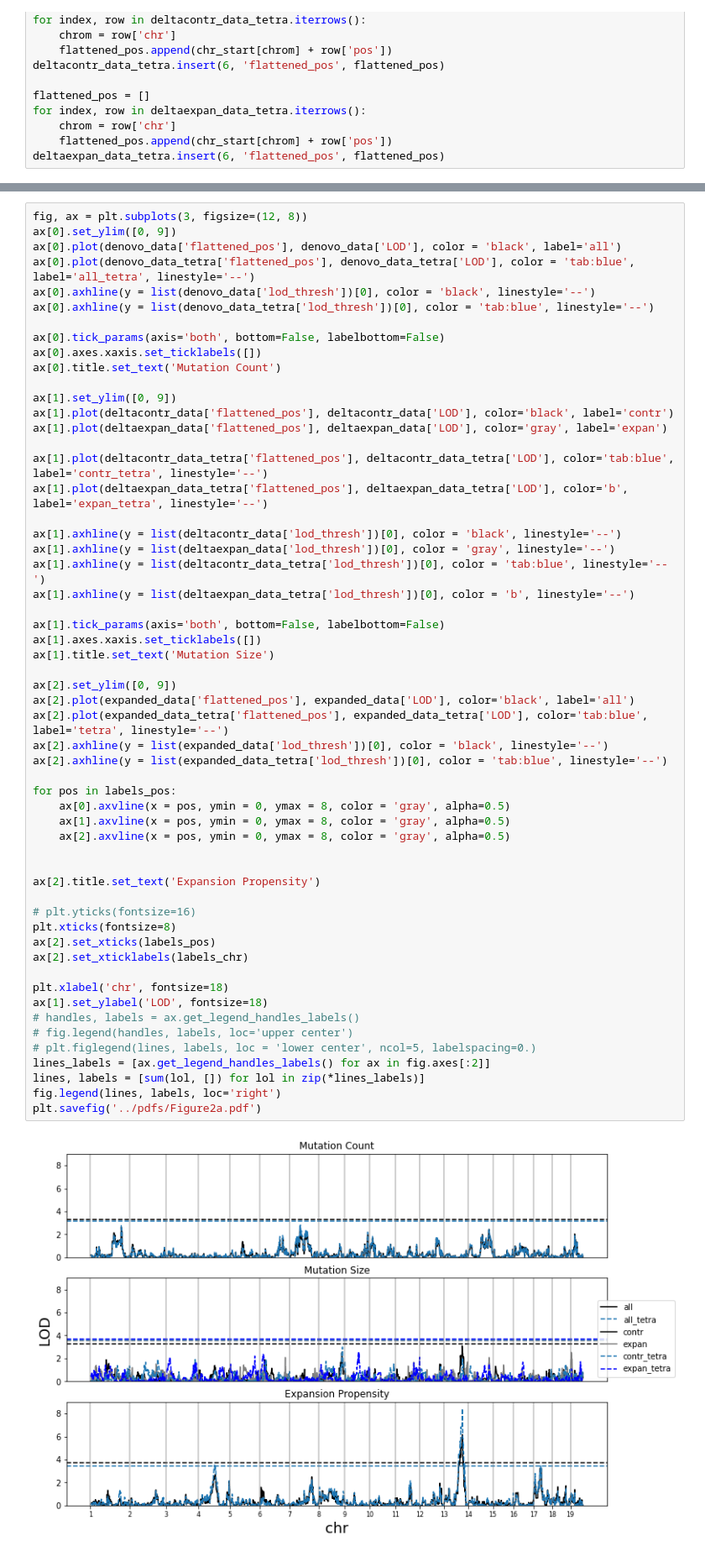
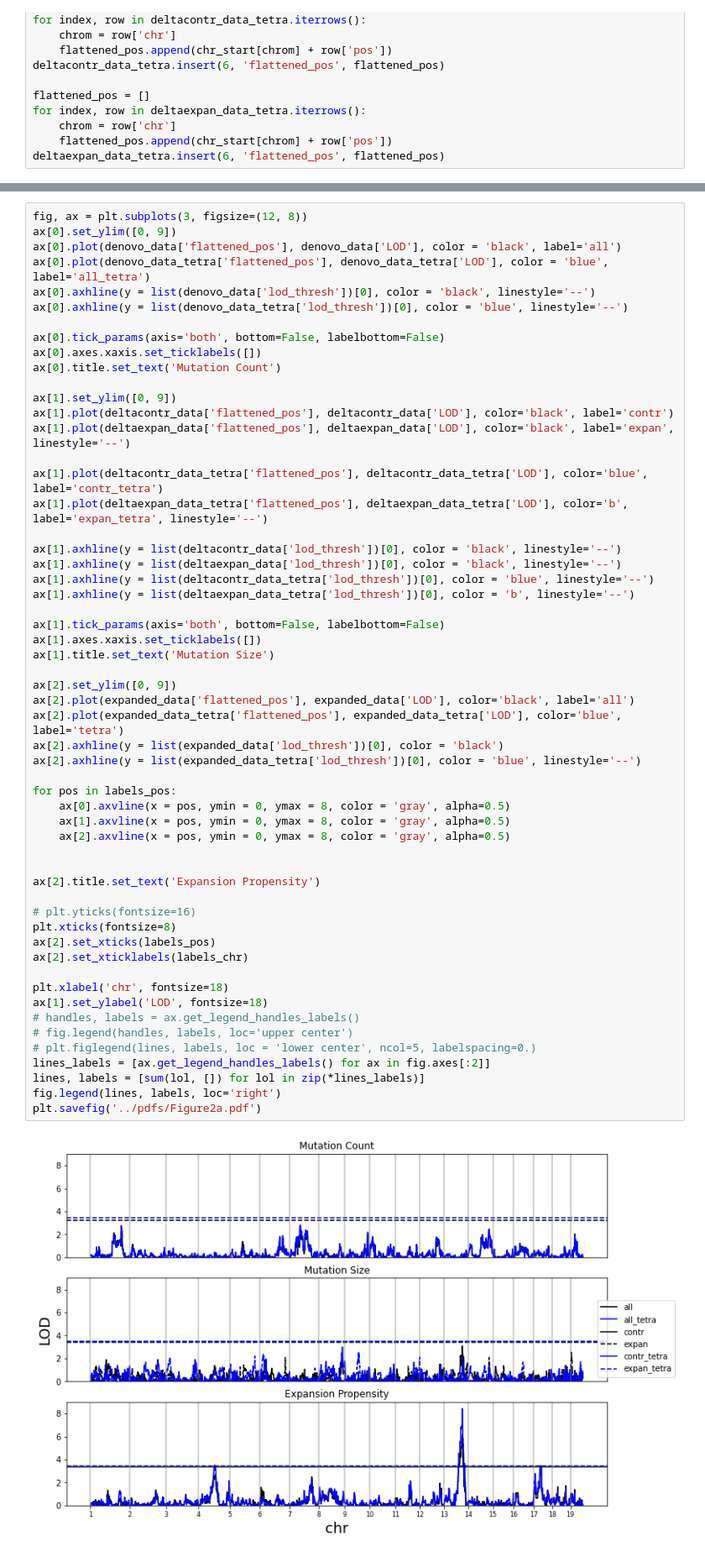
Before and after one commit to gymreklab/BXD-STR-Mutator-Manuscript, a Jupyter notebook: analysis/Plot Figure 2a.ipynb, the cells around one changed output, grey strips where cells are left out. Shown: that part at 84% size. Saved outputs shown, nothing was run; the diff lists cells and outputs as text.

```diff
--- a/analysis/Plot Figure 2a.ipynb
+++ b/analysis/Plot Figure 2a.ipynb
@@ -132,9 +94,9 @@ labels_pos
 fig, ax = plt.subplots(3, figsize=(12, 8))
 ax[0].set_ylim([0, 9])
 ax[0].plot(denovo_data['flattened_pos'], denovo_data['LOD'], color = 'black', label='all')
-ax[0].plot(denovo_data_tetra['flattened_pos'], denovo_data_tetra['LOD'], color = 'tab:blue', label='all_tetra', linestyle='--')
+ax[0].plot(denovo_data_tetra['flattened_pos'], denovo_data_tetra['LOD'], color = 'blue', label='all_tetra')
 ax[0].axhline(y = list(denovo_data['lod_thresh'])[0], color = 'black', linestyle='--')
-ax[0].axhline(y = list(denovo_data_tetra['lod_thresh'])[0], color = 'tab:blue', linestyle='--')
+ax[0].axhline(y = list(denovo_data_tetra['lod_thresh'])[0], color = 'blue', linestyle='--')
 
 ax[0].tick_params(axis='both', bottom=False, labelbottom=False)
 ax[0].axes.xaxis.set_ticklabels([])
@@ -142,47 +104,47 @@ ax[0].title.set_text('Mutation Count')
 
 ax[1].set_ylim([0, 9])
 ax[1].plot(deltacontr_data['flattened_pos'], deltacontr_data['LOD'], color='black', label='contr')
-ax[1].plot(deltaexpan_data['flattened_pos'], deltaexpan_data['LOD'], color='gray', label='expan')
+ax[1].plot(deltaexpan_data['flattened_pos'], deltaexpan_data['LOD'], color='black', label='expan', linestyle='--')
 
-ax[1].plot(deltacontr_data_tetra['flattened_pos'], deltacontr_data_tetra['LOD'], color='tab:blue', label='contr_tetra', linestyle='--')
+ax[1].plot(deltacontr_data_tetra['flattened_pos'], deltacontr_data_tetra['LOD'], color='blue', label='contr_tetra')
 ax[1].plot(deltaexpan_data_tetra['flattened_pos'], deltaexpan_data_tetra['LOD'], color='b', label='expan_tetra', linestyle='--')
 
 ax[1].axhline(y = list(deltacontr_data['lod_thresh'])[0], color = 'black', linestyle='--')
-ax[1].axhline(y = list(deltaexpan_data['lod_thresh'])[0], color = 'gray', linestyle='--')
-ax[1].axhline(y = list(deltacontr_data_tetra['lod_thresh'])[0], color = 'tab:blue', linestyle='--')
+ax[1].axhline(y = list(deltaexpan_data['lod_thresh'])[0], color = 'black', linestyle='--')
+ax[1].axhline(y = list(deltacontr_data_tetra['lod_thresh'])[0], color = 'blue', linestyle='--')
 ax[1].axhline(y = list(deltaexpan_data_tetra['lod_thresh'])[0], color = 'b', linestyle='--')
 
 ax[1].tick_params(axis='both', bottom=False, labelbottom=False)
 ax[1].axes.xaxis.set_ticklabels([])
 ax[1].title.set_text('Mutation Size')
 
 ax[2].set_ylim([0, 9])
 ax[2].plot(expanded_data['flattened_pos'], expanded_data['LOD'], color='black', label='all')
-ax[2].plot(expanded_data_tetra['flattened_pos'], expanded_data_tetra['LOD'], color='tab:blue', label='tetra', linestyle='--')
-ax[2].axhline(y = list(expanded_data['lod_thresh'])[0], color = 'black', linestyle='--')
-ax[2].axhline(y = list(expanded_data_tetra['lod_thresh'])[0], color = 'tab:blue', linestyle='--')
+ax[2].plot(expanded_data_tetra['flattened_pos'], expanded_data_tetra['LOD'], color='blue', label='tetra')
+ax[2].axhline(y = list(expanded_data['lod_thresh'])[0], color = 'black')
+ax[2].axhline(y = list(expanded_data_tetra['lod_thresh'])[0], color = 'blue', linestyle='--')
 
 for pos in labels_pos:
     ax[0].axvline(x = pos, ymin = 0, ymax = 8, color = 'gray', alpha=0.5)
     ax[1].axvline(x = pos, ymin = 0, ymax = 8, color = 'gray', alpha=0.5)
     ax[2].axvline(x = pos, ymin = 0, ymax = 8, color = 'gray', alpha=0.5)
 
 
 ax[2].title.set_text('Expansion Propensity')
 
 # plt.yticks(fontsize=16)
 plt.xticks(fontsize=8)
 ax[2].set_xticks(labels_pos)
 ax[2].set_xticklabels(labels_chr)
 
 plt.xlabel('chr', fontsize=18)
 ax[1].set_ylabel('LOD', fontsize=18)
 # handles, labels = ax.get_legend_handles_labels()
 # fig.legend(handles, labels, loc='upper center')
 # plt.figlegend(lines, labels, loc = 'lower center', ncol=5, labelspacing=0.)
 lines_labels = [ax.get_legend_handles_labels() for ax in fig.axes[:2]]
 lines, labels = [sum(lol, []) for lol in zip(*lines_labels)]
 fig.legend(lines, labels, loc='right')
 plt.savefig('../pdfs/Figure2a.pdf')
 # %% [output]
-[figure, old version]
+[figure, new version]
```
Also changed, not shown: parts of 2 cells of this notebook, 15 other files.
